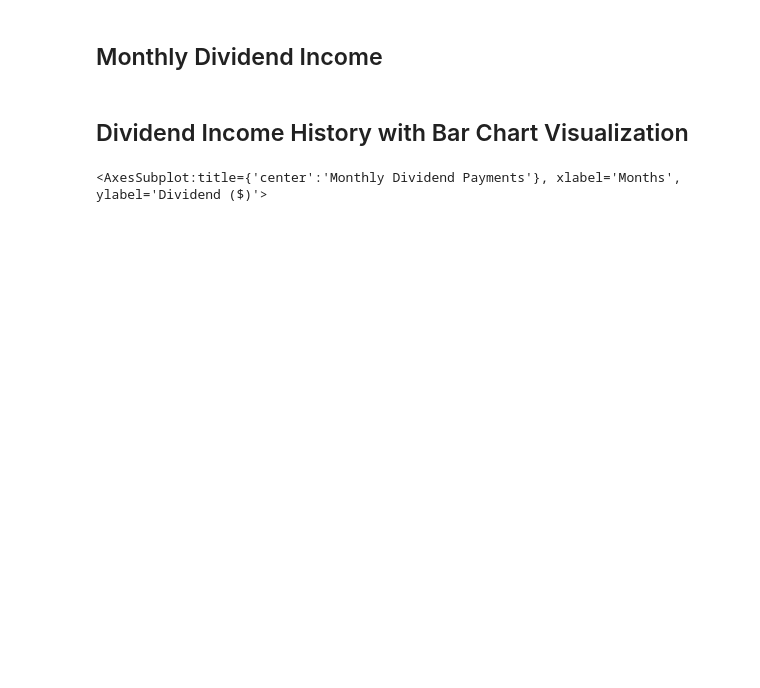
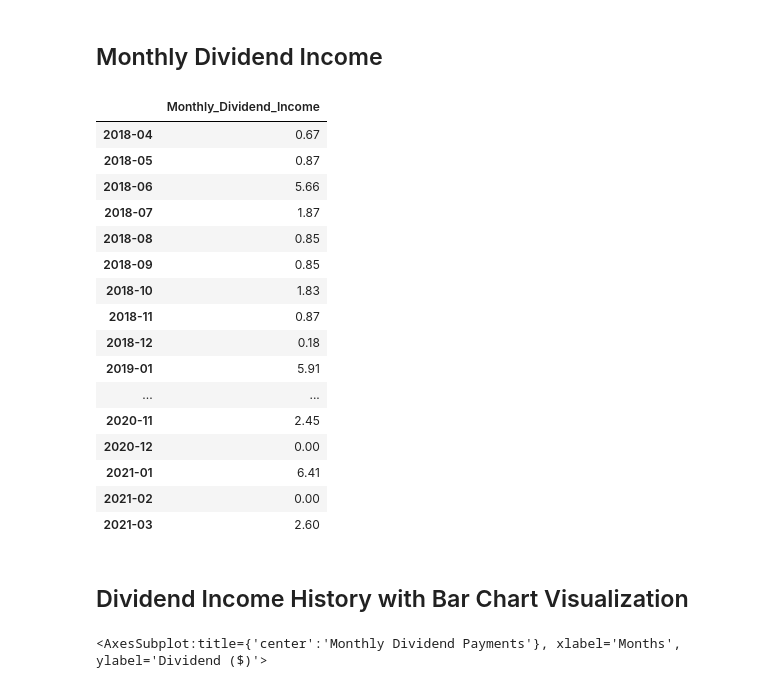
Before and after one commit to eshinhw/quant-portfolio-visualizer, a Jupyter notebook: Questrade Portfolio Manager.ipynb, the cells around one changed output. Saved outputs shown, nothing was run; the diff lists cells and outputs as text; code cells hidden in the pictures; blank space fills up the shorter version.

```diff
--- a/Questrade Portfolio Manager.ipynb
+++ b/Questrade Portfolio Manager.ipynb
@@ -199,7 +199,26 @@ for date in dateList:
 # %%
 monthly_div_df = pd.DataFrame.from_dict(output,
                                         orient='index',
                                         columns=['Monthly_Dividend_Income'])
+monthly_div_df
+# %% [output]
+|  | Monthly_Dividend_Income |
+| 2018-04 | 0.67 |
+| 2018-05 | 0.87 |
+| 2018-06 | 5.66 |
+| 2018-07 | 1.87 |
+| 2018-08 | 0.85 |
+| 2018-09 | 0.85 |
+| 2018-10 | 1.83 |
+| 2018-11 | 0.87 |
+| 2018-12 | 0.18 |
+| 2019-01 | 5.91 |
+| ... | ... |
+| 2020-11 | 2.45 |
+| 2020-12 | 0.00 |
+| 2021-01 | 6.41 |
+| 2021-02 | 0.00 |
+| 2021-03 | 2.60 |
 # %% [markdown]
 ## Dividend Income History with Bar Chart Visualization
 # %%
```
Also changed, not shown: parts of 9 cells of this notebook.
